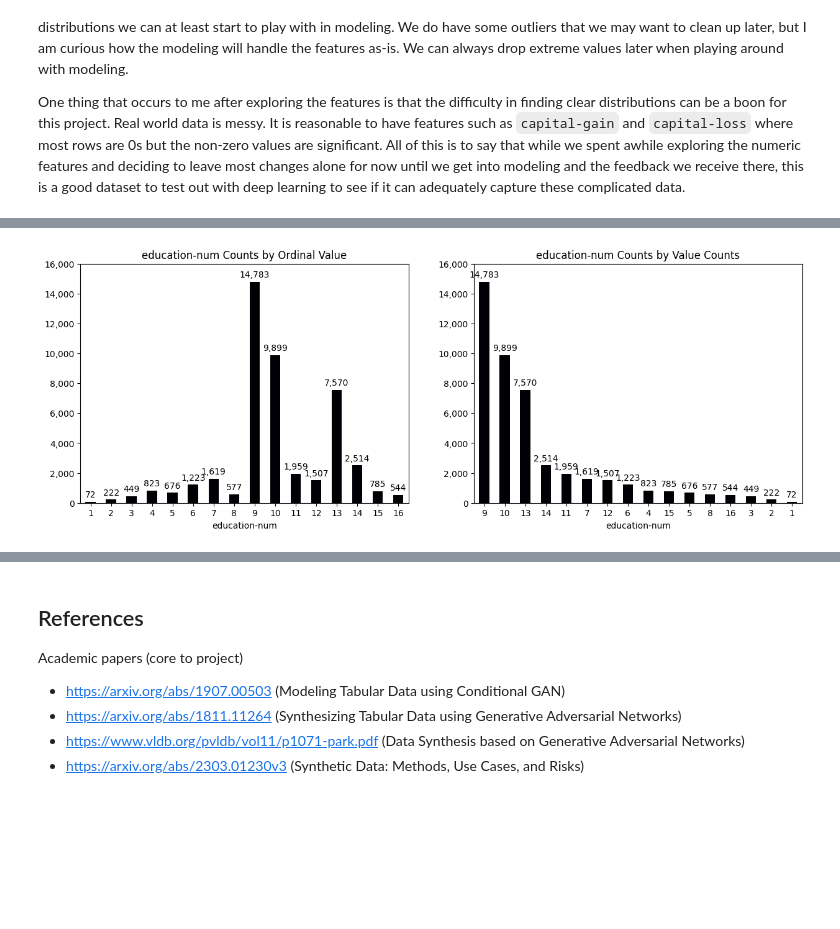
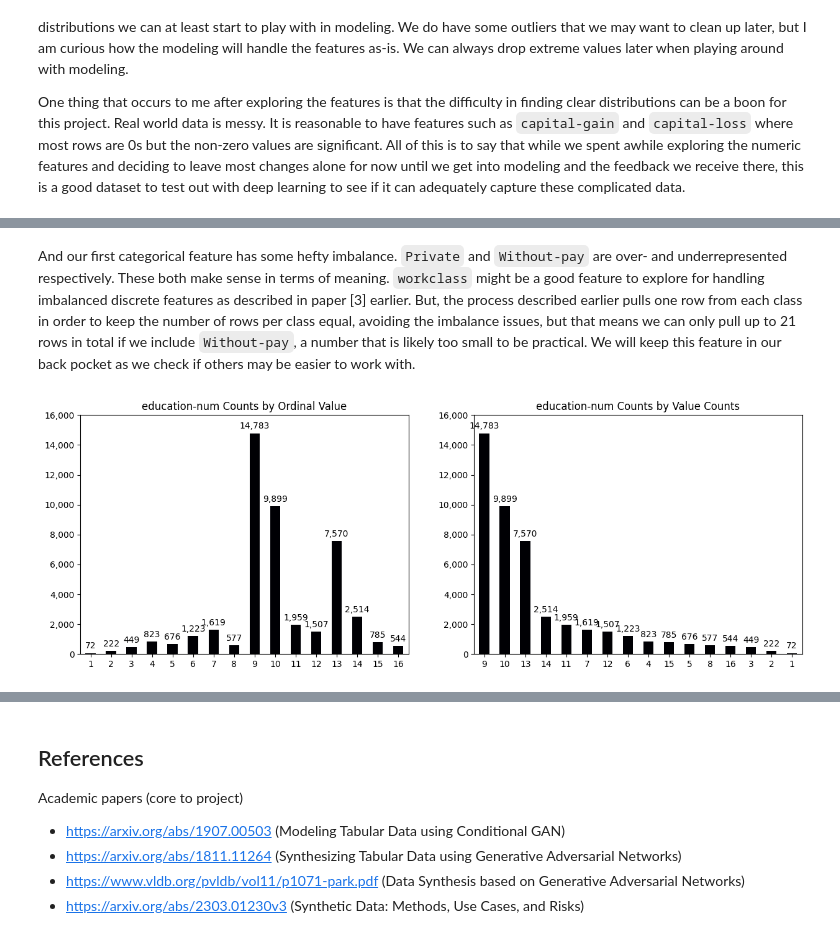
Before and after one commit to jhleakakos/msds-deep-learning-final, a Jupyter notebook: my_data_is_realer_than_yours.ipynb, the cells around one changed output, grey strips where cells are left out. Saved outputs shown, nothing was run; the diff lists cells and outputs as text; code cells hidden in the pictures; blank space fills up the shorter version.

Commit message:
finish eda for discrete features

```diff
--- a/my_data_is_realer_than_yours.ipynb
+++ b/my_data_is_realer_than_yours.ipynb
@@ -990,3 +1013,5 @@ ax.set_yticklabels([f'{x:,.0f}' for x in ax.get_yticks()]);
+# %% [markdown]
+And our first categorical feature has some hefty imbalance. `Private` and `Without-pay` are over- and underrepresented respectively. These both make sense in terms of meaning. `workclass` might be a good feature to explore for handling imbalanced discrete features as described in paper [3] earlier. But, the process described earlier pulls one row from each class in order to keep the number of rows per class equal, avoiding the imbalance issues, but that means we can only pull up to 21 rows in total if we include `Without-pay`, a number that is likely too small to be practical. We will keep this feature in our back pocket as we check if others may be easier to work with.
 # %%
 fig, axes = plt.subplots(
     nrows=1
@@ -998,35 +1023,35 @@ ax = df['education-num'].value_counts().sort_index().plot(
     kind='bar'
     , title='education-num Counts by Ordinal Value'
     , rot=0
-    , xlabel=None
     , cmap='magma'
     , ax=axes[0]
 )
+ax.set(xlabel=None)
 ax.bar_label(
     ax.containers[0]
     , fmt='{:,.0f}'
     , padding=3
 );
 ax.set_yticks(ax.get_yticks())
 ax.set_yticklabels([f'{x:,.0f}' for x in ax.get_yticks()]);
 
 
 ax = df['education-num'].value_counts().plot(
     kind='bar'
     , title='education-num Counts by Value Counts'
     , rot=0
-    , xlabel=None
     , cmap='magma'
     , ax=axes[1]
 )
+ax.set(xlabel=None)
 ax.bar_label(
     ax.containers[0]
     , fmt='{:,.0f}'
     , padding=3
 );
 ax.set_yticks(ax.get_yticks())
 ax.set_yticklabels([f'{x:,.0f}' for x in ax.get_yticks()]);
 
 plt.show()
 # %% [output]
-[figure, old version]
+[figure, new version]
```
Also changed, not shown: parts of 24 cells of this notebook.
